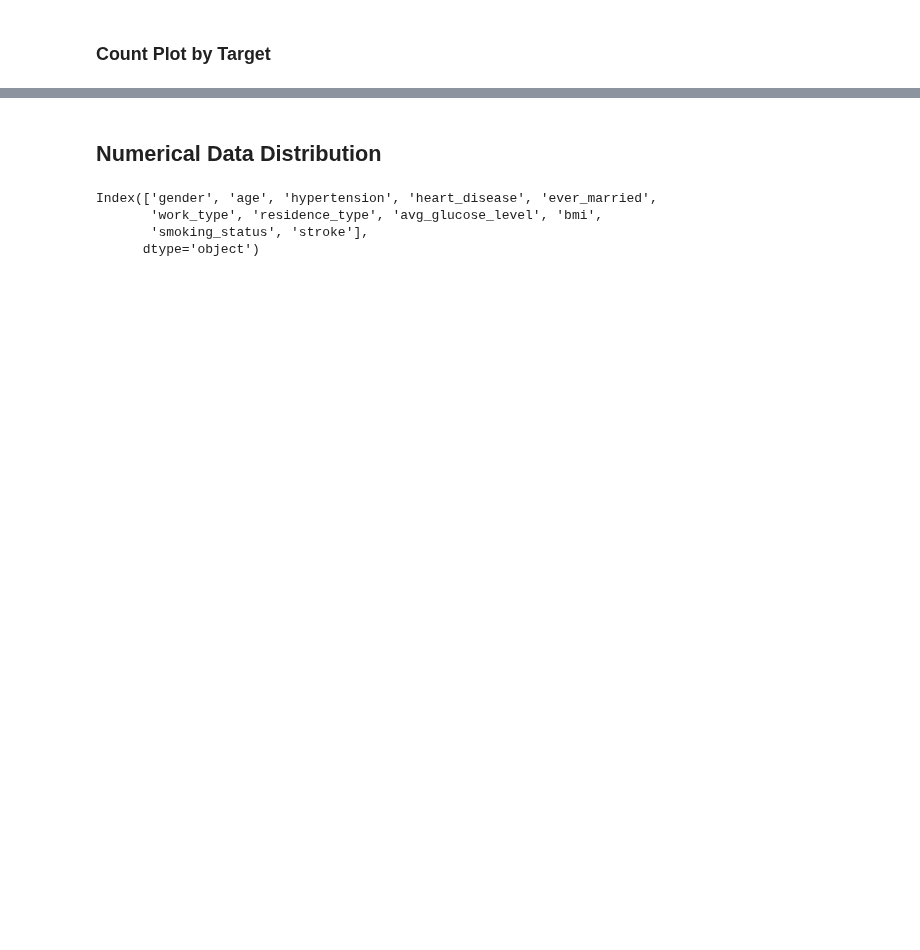
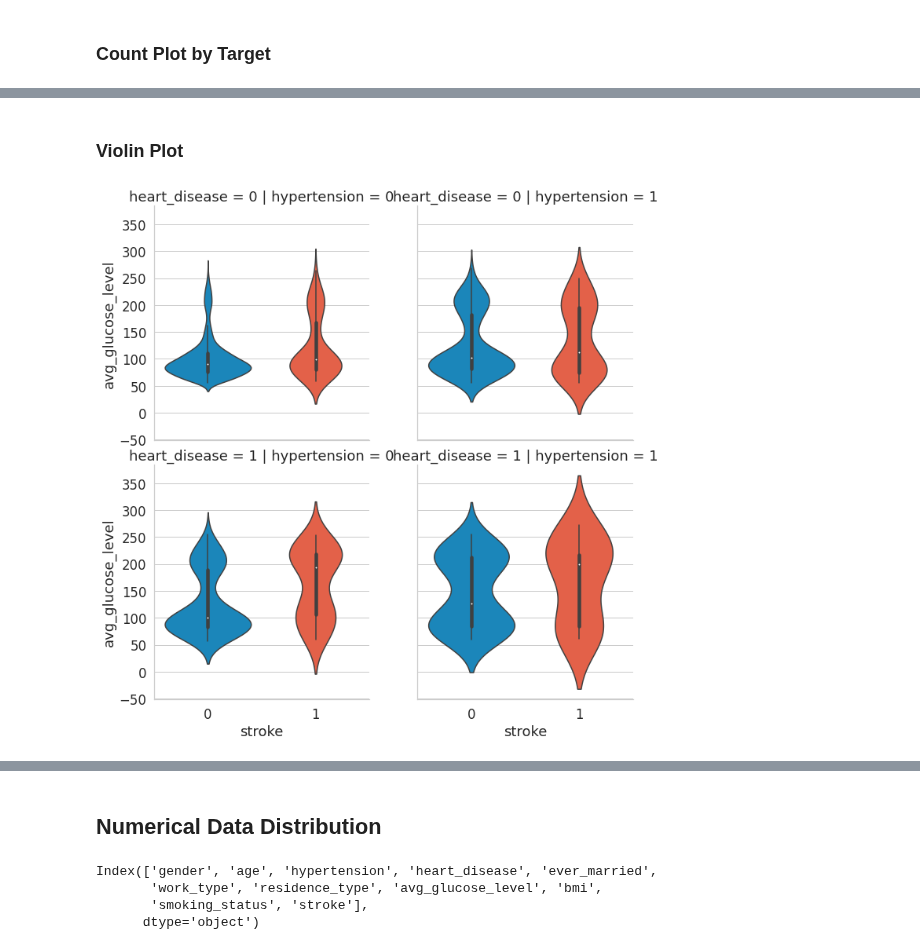
Before and after one commit to adhang/data-science-digital-skola, a Jupyter notebook: 17. Introduction to Machine Learning/Learn - Introduction to Machine Learning.ipynb, the cells around one changed output, grey strips where cells are left out. Cells and saved outputs as stored; diff of their text form; code cells hidden in the pictures; blank space fills up the shorter version.

```diff
--- a/17. Introduction to Machine Learning/Learn - Introduction to Machine Learning.ipynb
+++ b/17. Introduction to Machine Learning/Learn - Introduction to Machine Learning.ipynb
@@ -186,0 +187,9 @@ plt.show()
+# %% [markdown]
+### Violin Plot
+# %%
+sns.catplot(data=data, x='stroke', y='avg_glucose_level', col='hypertension', row='heart_disease', kind='violin')
+
+plt.tight_layout()
+plt.show()
+# %% [output]
+[figure, added]
```
Also changed, not shown: parts of 14 cells of this notebook.
